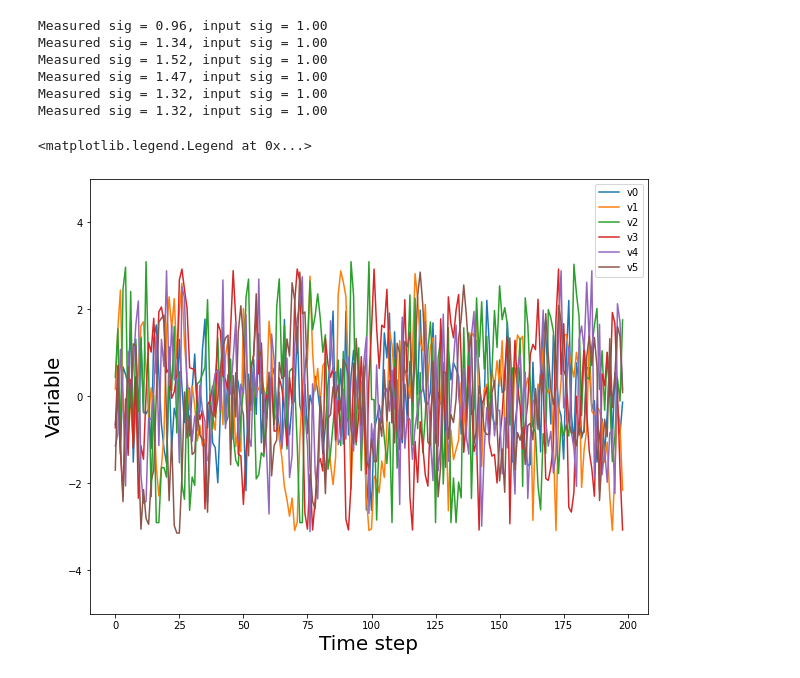
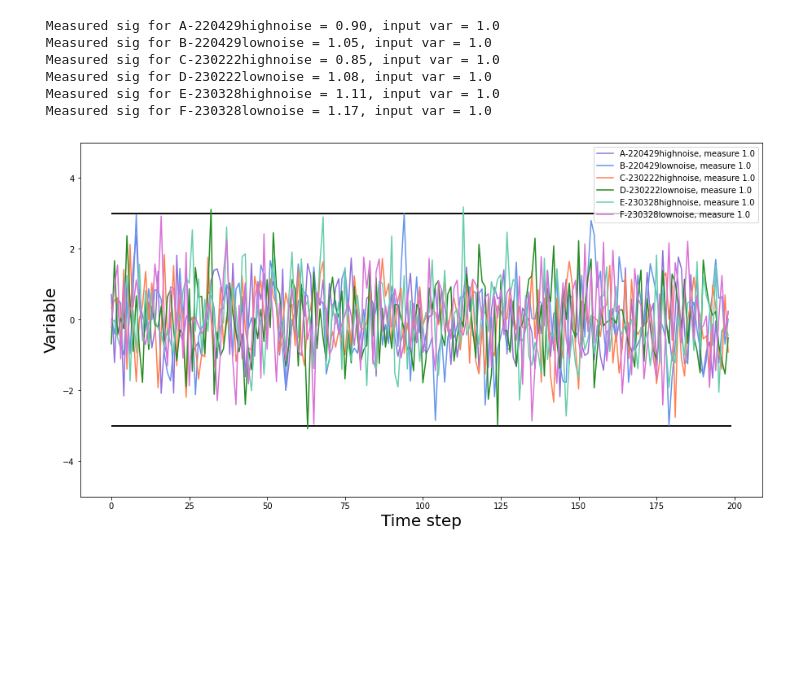
Before and after one commit to bangari-19/Collaborative-CIFAR-Project-, a Jupyter notebook: SimChecker.ipynb, the cells around one changed output. Saved outputs shown, nothing was run; the diff lists cells and outputs as text; code cells hidden in the pictures; blank space fills up the shorter version.

```diff
--- a/SimChecker.ipynb
+++ b/SimChecker.ipynb
@@ -71 +59,21 @@ samples = np.loadtxt(savefile, delimiter=',')
+# %%
+dirtest1 = '/Users/reneehlozek/Dropbox/CIFAR_Sims/reGen/A-220429highnoise/sims/numParticipants_100/steps_200/'
+dirtest2 = '/Users/reneehlozek/Dropbox/CIFAR_Sims/reGen/B-220429lownoise/sims/numParticipants_100/steps_200/'
+dirtest3 = '/Users/reneehlozek/Dropbox/CIFAR_Sims/reGen/C-230222highnoise/sims/numParticipants_100/steps_200/'
+
+savefile1=dirtest1+"Contemp_randn_amp_0.01/Lagged_randn_amp_0.01/Measure_diag_amp_0.1/mask_True/clipsigma_True/rep_0/clip/ind_1.txt"
+samples1 = np.loadtxt(savefile1, delimiter=',')
+savefile1=dirtest1+"Contemp_randn_amp_0.01/Lagged_randn_amp_0.01/Measure_diag_amp_1.0/mask_True/clipsigma_True/rep_0/clip/ind_1.txt"
+samples1_large = np.loadtxt(savefile1, delimiter=',')
+
+
+savefile2=dirtest2+"Contemp_randn_amp_0.01/Lagged_randn_amp_0.01/Measure_diag_amp_0.1/mask_True/clipsigma_True/rep_0/clip/ind_1.txt"
+samples2 = np.loadtxt(savefile2, delimiter=',')
+savefile2=dirtest2+"Contemp_randn_amp_0.01/Lagged_randn_amp_0.01/Measure_diag_amp_1.0/mask_True/clipsigma_True/rep_0/clip/ind_1.txt"
+samples2_large = np.loadtxt(savefile2, delimiter=',')
+
+savefile3=dirtest3+"Contemp_randn_amp_0.01/Lagged_randn_amp_0.01/Measure_diag_amp_0.1/mask_True/clipsigma_True/rep_0/clip/ind_1.txt"
+samples3 = np.loadtxt(savefile3, delimiter=',')
+savefile3=dirtest3+"Contemp_randn_amp_0.01/Lagged_randn_amp_0.01/Measure_diag_amp_1.0/mask_True/clipsigma_True/rep_0/clip/ind_1.txt"
+samples3_large = np.loadtxt(savefile3, delimiter=',')
 # %%
@@ -89,24 +99,41 @@ samples = np.loadtxt(savefile, delimiter=',')
 #     plt.plot(samples_clip[:,i], linestyle='--',label='v%i clip'%i)
 
 # plt.legend(loc='best')
-# %%
-fig=plt.figure(3, figsize=(10,8))
-fig.patch.set_facecolor('white')
-
-for i in range(size):
-    plt.plot(samples[:,i], label='v%i'%i)
-    print("Measured sig = %2.2f, input sig = %2.2f" %(np.std(samples[:,i]), input.ampMeasure))
-plt.ylim([-5,5])
-plt.xlabel('Time step', fontsize=20)
-plt.ylabel('Variable', fontsize=20)
-plt.legend(loc='best')
-#plt.savefig('samples_amplitude%2.2f_lagamp%2.2f.png'%(input.ampMeasure, input.ampLagged))
-# %% [output]
-Measured sig = 0.96, input sig = 1.00
-Measured sig = 1.34, input sig = 1.00
-Measured sig = 1.52, input sig = 1.00
-Measured sig = 1.47, input sig = 1.00
-Measured sig = 1.32, input sig = 1.00
-Measured sig = 1.32, input sig = 1.00
-<matplotlib.legend.Legend at 0x...>
-[figure, removed]
+# %%
+fig=plt.figure(3, figsize=(15,8))
+fig.patch.set_facecolor('white')
+
+dirroot = '/Users/reneehlozek/Dropbox/CIFAR_Sims/reGen/'
+
+colors = ['mediumpurple', 'cornflowerblue', 'coral','forestgreen','mediumaquamarine','orchid']
+names = ['A-220429highnoise','B-220429lownoise','C-230222highnoise','D-230222lownoise','E-230328highnoise','F-230328lownoise']
+amps = [0.1, 0.2, 0.7, 1.0]
+lines = ['-','-.',':','-']
+nameinds = [0,1,2,3,4,5]
+ampinds = [3]
+paramind=1
+for nameind in nameinds:
+    for ampind in ampinds:
+        root_amp = "Contemp_randn_amp_0.01/Lagged_randn_amp_0.01/Measure_diag_amp_"+str(amps[ampind])+"/mask_True/clipsigma_True/rep_0/clip/"
+        dir = dirroot+names[nameind] + '/sims/numParticipants_100/steps_200/' + root_amp
+        samples = np.loadtxt(dir+'ind_1.txt', delimiter=',')
+        plt.plot(samples[:,0], color=colors[nameind], linestyle=lines[ampind],label='%s, measure %2.1f'%(names[nameind], amps[ampind]))
+        print(f" Measured sig for {names[nameind]} = {np.var(samples[:,0]):2.2f}, input var = {amps[ampind]}")
+        plt.hlines(np.sqrt(amps[ampind])*3, 0, len(samples1), color='k', alpha=0.5)
+        plt.hlines(np.sqrt(amps[ampind])*-3,  0, len(samples2),color='k', alpha=0.5)
+
+plt.ylim([-5,5])
+
+plt.xlabel('Time step', fontsize=20)
+plt.ylabel('Variable', fontsize=20)
+plt.legend(loc='best')
+#plt.savefig('samples_amplitude%2.2f_lagamp%2.2f.png'%(input.ampMeasure, input.ampLagged))
+plt.savefig('clipping_vars.png')
+# %% [output]
+ Measured sig for A-220429highnoise = 0.90, input var = 1.0
+ Measured sig for B-220429lownoise = 1.05, input var = 1.0
+ Measured sig for C-230222highnoise = 0.85, input var = 1.0
+ Measured sig for D-230222lownoise = 1.08, input var = 1.0
+ Measured sig for E-230328highnoise = 1.11, input var = 1.0
+ Measured sig for F-230328lownoise = 1.17, input var = 1.0
+[figure, added]
```
Also changed, not shown: parts of 7 cells of this notebook, 5 other files.
